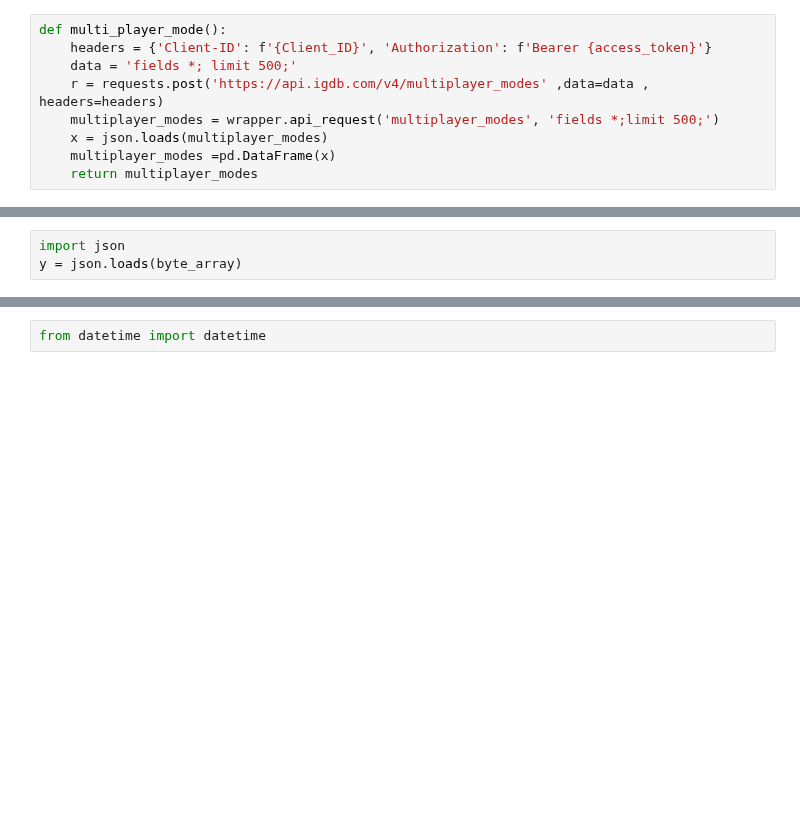
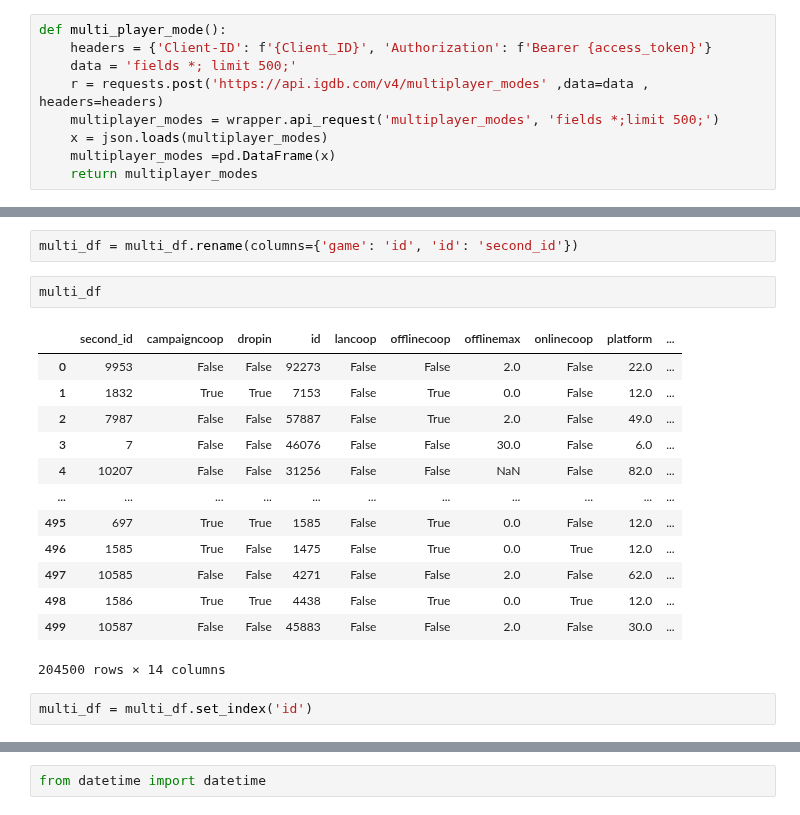
Before and after one commit to MrEnigmamgine/Videogame-Capstone_fork, a Jupyter notebook: glady's notebook.ipynb, the cells around one changed output, grey strips where cells are left out. Cells and saved outputs as stored; diff of their text form; blank space fills up the shorter version.

```diff
--- a/glady's notebook.ipynb
+++ b/glady's notebook.ipynb
@@ -970,3 +701,0 @@ byte_array = wrapper.api_request(
-# %%
-import json
-y = json.loads(byte_array)
@@ -981,0 +738,20 @@ df = pd.read_csv('games.csv', index_col='Unnamed: 0')
+# %%
+multi_df = multi_df.rename(columns={'game': 'id', 'id': 'second_id'})
+# %%
+multi_df
+# %% [output]
+|  | second_id | campaigncoop | dropin | id | lancoop | offlinecoop | offlinemax | onlinecoop | platform | ... |
+| 0 | 9953 | False | False | 92273 | False | False | 2.0 | False | 22.0 | ... |
+| 1 | 1832 | True | True | 7153 | False | True | 0.0 | False | 12.0 | ... |
+| 2 | 7987 | False | False | 57887 | False | True | 2.0 | False | 49.0 | ... |
+| 3 | 7 | False | False | 46076 | False | False | 30.0 | False | 6.0 | ... |
+| 4 | 10207 | False | False | 31256 | False | False | NaN | False | 82.0 | ... |
+| ... | ... | ... | ... | ... | ... | ... | ... | ... | ... | ... |
+| 495 | 697 | True | True | 1585 | False | True | 0.0 | False | 12.0 | ... |
+| 496 | 1585 | True | False | 1475 | False | True | 0.0 | True | 12.0 | ... |
+| 497 | 10585 | False | False | 4271 | False | False | 2.0 | False | 62.0 | ... |
+| 498 | 1586 | True | True | 4438 | False | True | 0.0 | True | 12.0 | ... |
+| 499 | 10587 | False | False | 45883 | False | False | 2.0 | False | 30.0 | ... |
+204500 rows × 14 columns
+# %%
+multi_df = multi_df.set_index('id')
```
Also changed, not shown: parts of 186 cells of this notebook.
